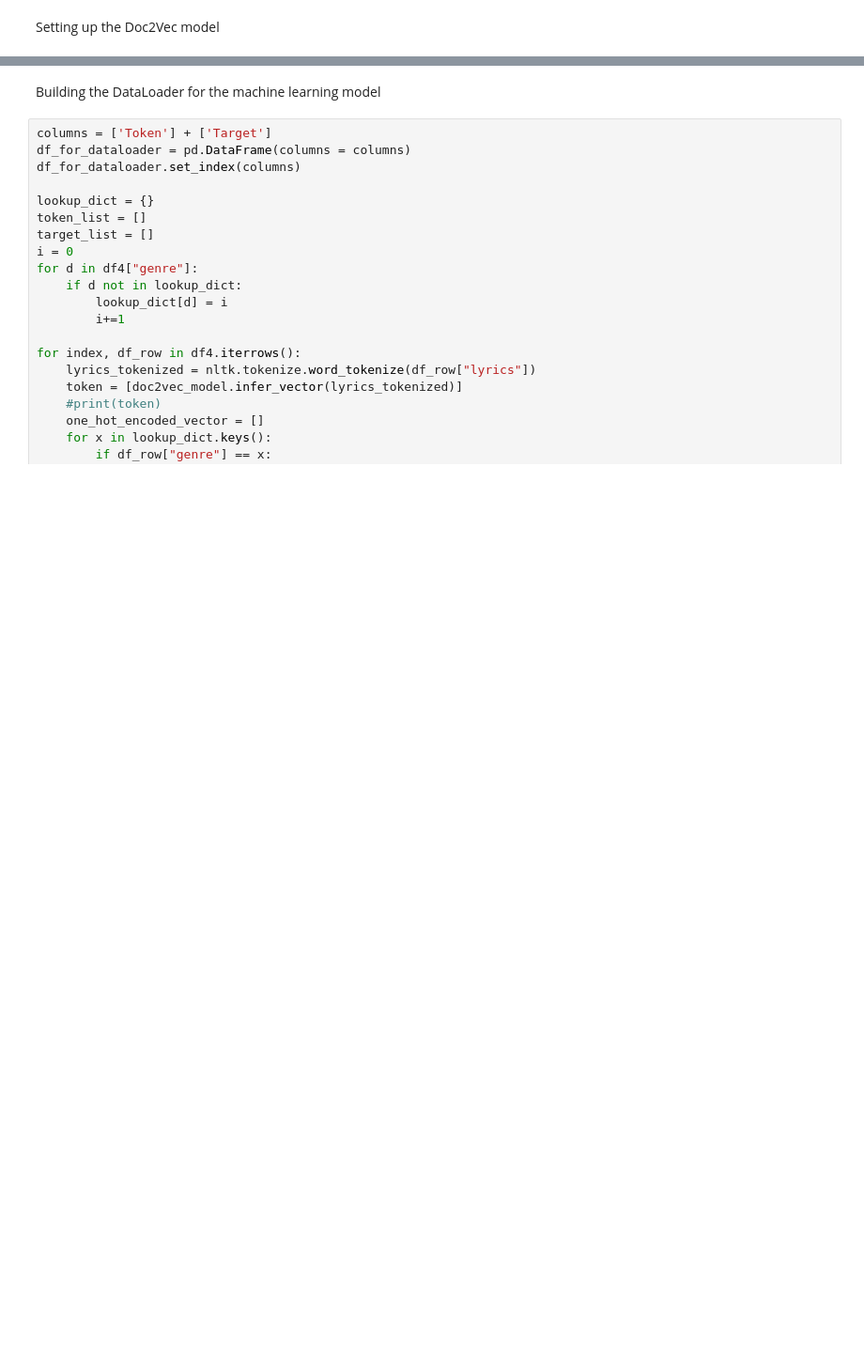
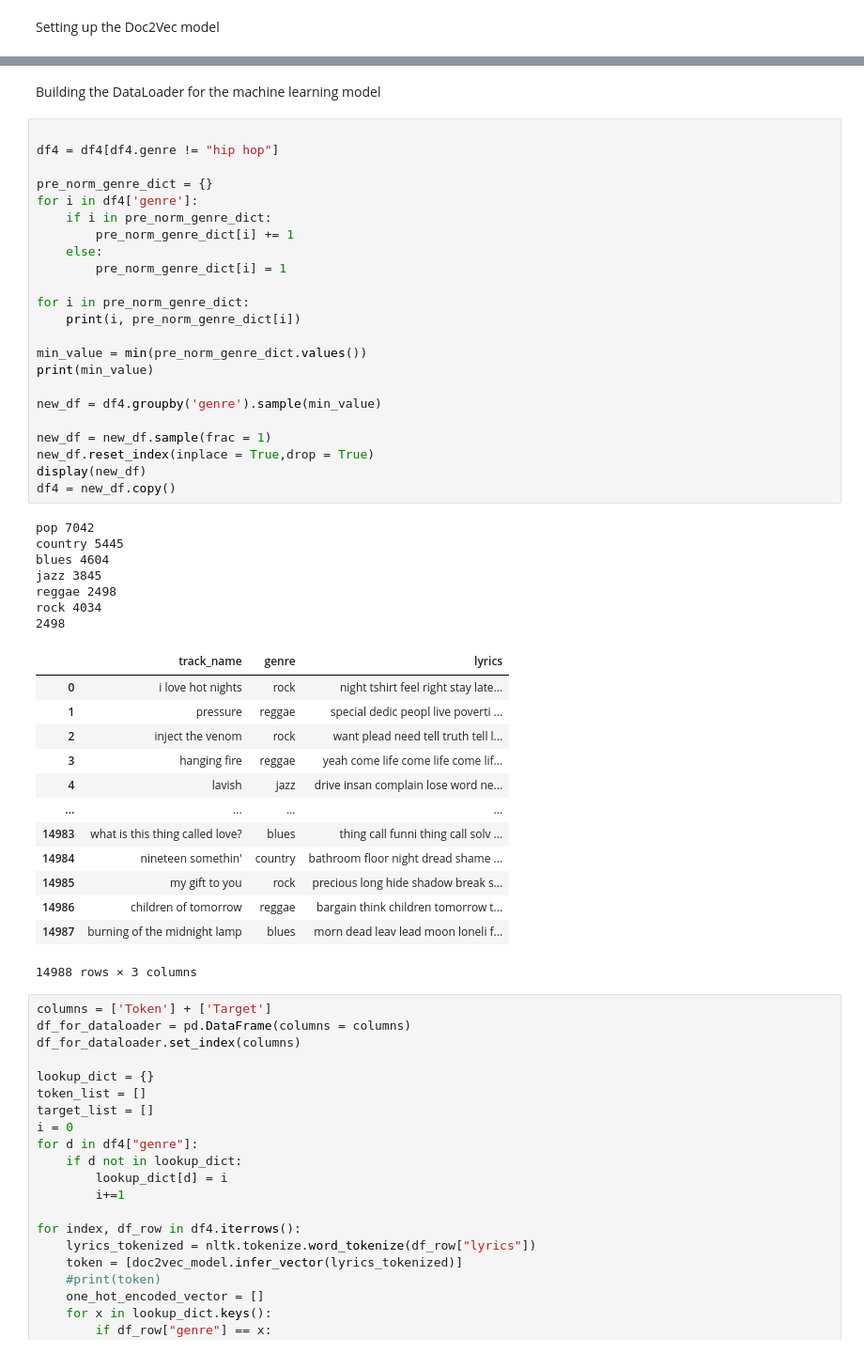
Before and after one commit to Magreken/air-song-genre, a Jupyter notebook: air_song_genre.ipynb, the cells around one changed output, grey strips where cells are left out. Shown: that part at 94% size. Saved outputs shown, nothing was run; the diff lists cells and outputs as text; blank space fills up the shorter version.

```diff
--- a/air_song_genre.ipynb
+++ b/air_song_genre.ipynb
@@ -178,5 +278,49 @@ print("Doc2Vec model finished training")
-# %% [markdown]
-Building the DataLoader for the machine learning model
+# %% [markdown]
+Building the DataLoader for the machine learning model
+# %%
+
+df4 = df4[df4.genre != "hip hop"]
+
+pre_norm_genre_dict = {}
+for i in df4['genre']:
+    if i in pre_norm_genre_dict:
+        pre_norm_genre_dict[i] += 1
+    else:
+        pre_norm_genre_dict[i] = 1
+
+for i in pre_norm_genre_dict:
+    print(i, pre_norm_genre_dict[i])
+
+min_value = min(pre_norm_genre_dict.values())
+print(min_value)
+
+new_df = df4.groupby('genre').sample(min_value)
+
+new_df = new_df.sample(frac = 1)
+new_df.reset_index(inplace = True,drop = True)
+display(new_df)
+df4 = new_df.copy()
+# %% [output]
+pop 7042
+country 5445
+blues 4604
+jazz 3845
+reggae 2498
+rock 4034
+2498
+|  | track_name | genre | lyrics |
+| 0 | i love hot nights | rock | night tshirt feel right stay late... |
+| 1 | pressure | reggae | special dedic peopl live poverti ... |
+| 2 | inject the venom | rock | want plead need tell truth tell l... |
+| 3 | hanging fire | reggae | yeah come life come life come lif... |
+| 4 | lavish | jazz | drive insan complain lose word ne... |
+| ... | ... | ... | ... |
+| 14983 | what is this thing called love? | blues | thing call funni thing call solv ... |
+| 14984 | nineteen somethin' | country | bathroom floor night dread shame ... |
+| 14985 | my gift to you | rock | precious long hide shadow break s... |
+| 14986 | children of tomorrow | reggae | bargain think children tomorrow t... |
+| 14987 | burning of the midnight lamp | blues | morn dead leav lead moon loneli f... |
+14988 rows × 3 columns
 # %%
 columns = ['Token'] + ['Target']
 df_for_dataloader = pd.DataFrame(columns = columns)
```
Also changed, not shown: parts of 28 cells of this notebook.
